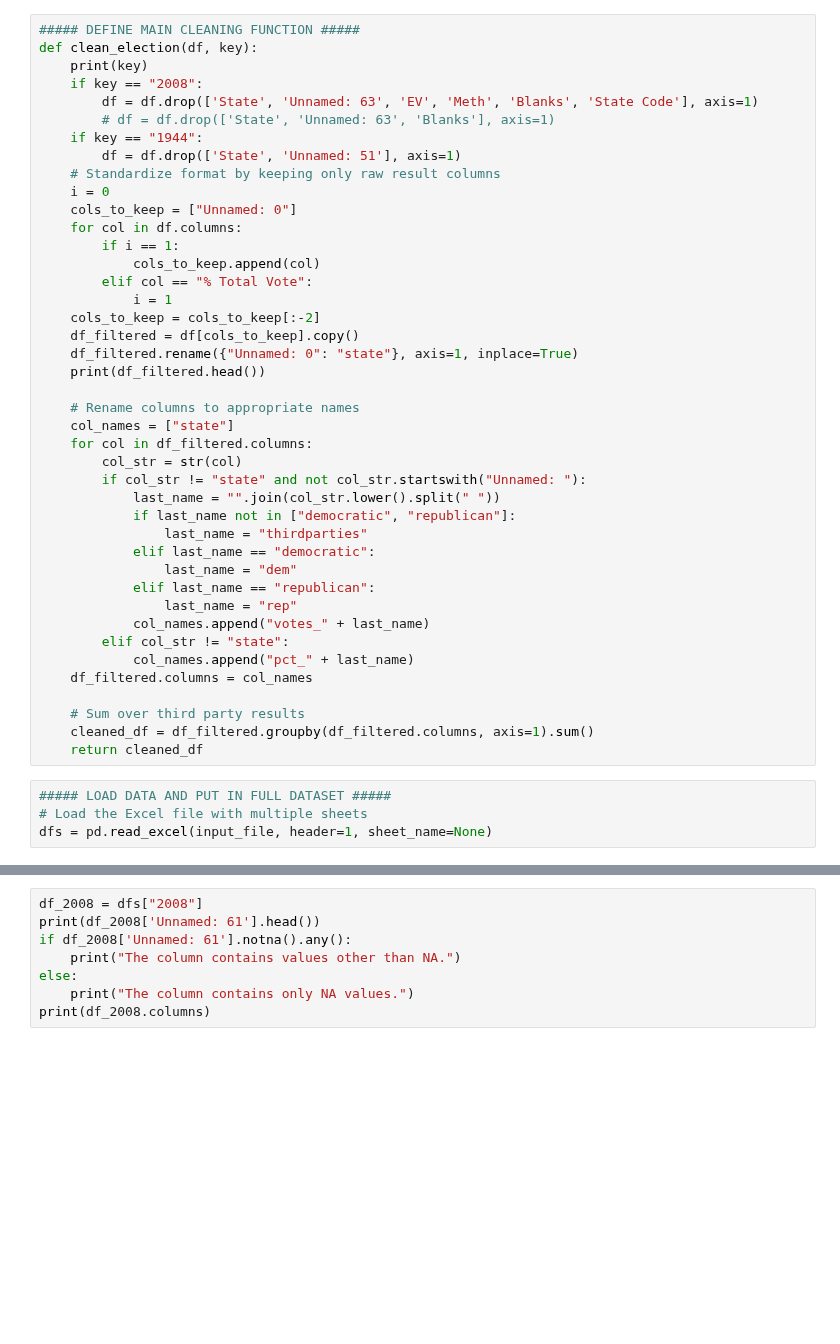
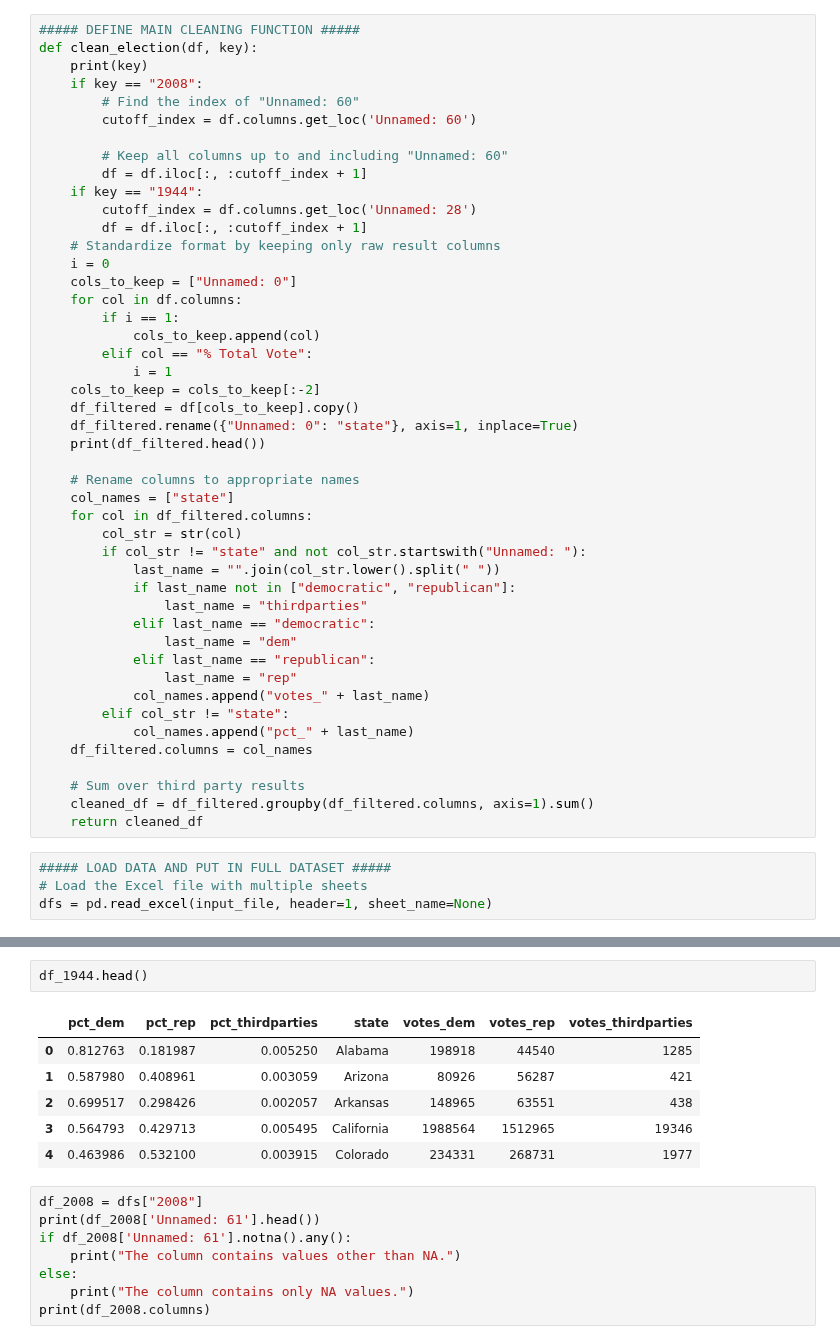
Before and after one commit to batShimon/similarity_data, a Jupyter notebook: clean_presidential_elections.ipynb, the cells around one changed output, grey strips where cells are left out. Drawn from its saved outputs; the diff is of its cells as text; blank space fills up the shorter version.

Commit message:
Working version of cleaning all data including 1944 and 2008 that produces reasonable results

```diff
--- a/clean_presidential_elections.ipynb
+++ b/clean_presidential_elections.ipynb
@@ -24,10 +24,14 @@ assert os.path.exists(output_file), "Output file does not exist"
 def clean_election(df, key):
     print(key)
     if key == "2008":
-        df = df.drop(['State', 'Unnamed: 63', 'EV', 'Meth', 'Blanks', 'State Code'], axis=1)
-        # df = df.drop(['State', 'Unnamed: 63', 'Blanks'], axis=1)
+        # Find the index of "Unnamed: 60"
+        cutoff_index = df.columns.get_loc('Unnamed: 60')
+
+        # Keep all columns up to and including "Unnamed: 60"
+        df = df.iloc[:, :cutoff_index + 1]
     if key == "1944":
-        df = df.drop(['State', 'Unnamed: 51'], axis=1)
+        cutoff_index = df.columns.get_loc('Unnamed: 28')
+        df = df.iloc[:, :cutoff_index + 1]
     # Standardize format by keeping only raw result columns
     i = 0
     cols_to_keep = ["Unnamed: 0"]
@@ -85,3 +95,12 @@ Index(['state', 'Democratic', 'Unnamed: 12', 'Republican', 'Unnamed: 14',
+# %%
+df_1944.head()
+# %% [output]
+|  | pct_dem | pct_rep | pct_thirdparties | state | votes_dem | votes_rep | votes_thirdparties |
+| 0 | 0.812763 | 0.181987 | 0.005250 | Alabama | 198918 | 44540 | 1285 |
+| 1 | 0.587980 | 0.408961 | 0.003059 | Arizona | 80926 | 56287 | 421 |
+| 2 | 0.699517 | 0.298426 | 0.002057 | Arkansas | 148965 | 63551 | 438 |
+| 3 | 0.564793 | 0.429713 | 0.005495 | California | 1988564 | 1512965 | 19346 |
+| 4 | 0.463986 | 0.532100 | 0.003915 | Colorado | 234331 | 268731 | 1977 |
 # %%
 df_2008 = dfs["2008"]
 print(df_2008['Unnamed: 61'].head())
```
Also changed, not shown: parts of 4 cells of this notebook.
